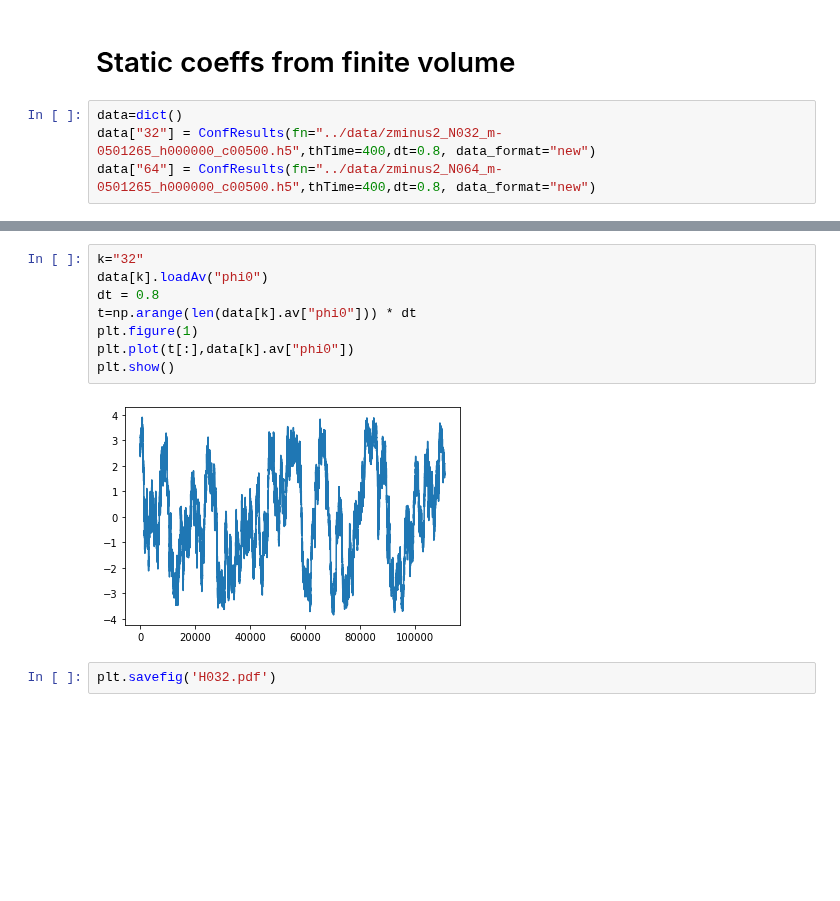
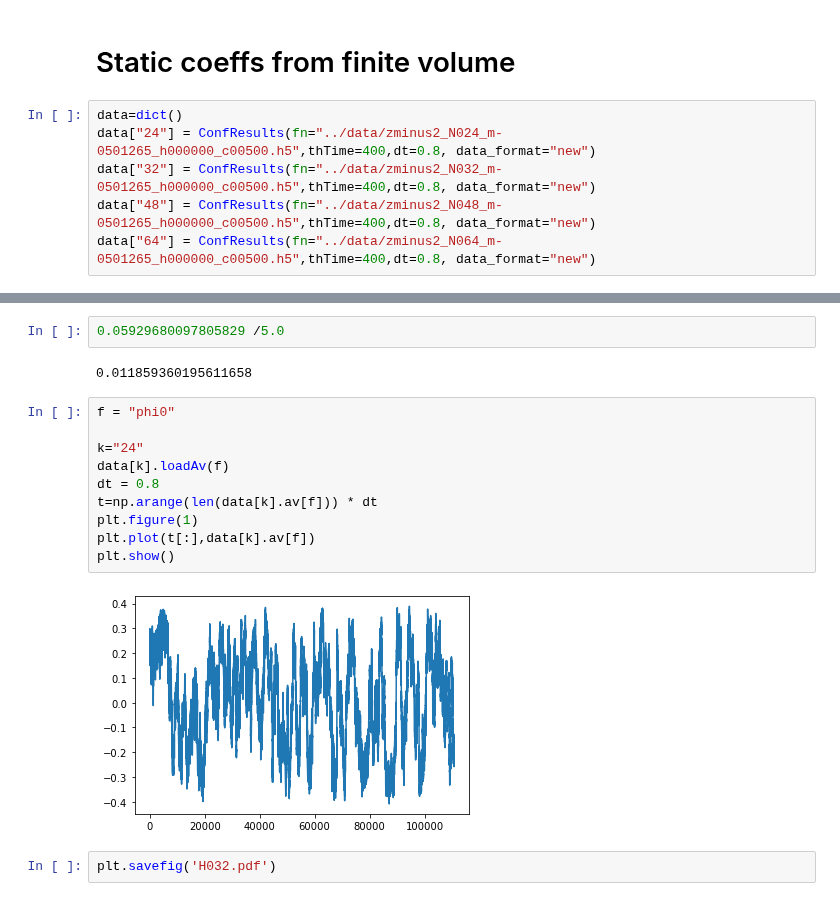
Before and after one commit to jannisgebbo/langevinA, a Jupyter notebook: jupyter_notebooks/ModelG_static_corrs.ipynb, the cells around one changed output, grey strips where cells are left out. Drawn from its saved outputs; the diff is of its cells as text; blank space fills up the shorter version.

```diff
--- a/jupyter_notebooks/ModelG_static_corrs.ipynb
+++ b/jupyter_notebooks/ModelG_static_corrs.ipynb
@@ -145,6 +173,8 @@ plt.xlim([1,6])
 # Static coeffs from finite volume
 # %%
 data=dict()
+data["24"] = ConfResults(fn="../data/zminus2_N024_m-0501265_h000000_c00500.h5",thTime=400,dt=0.8, data_format="new")
 data["32"] = ConfResults(fn="../data/zminus2_N032_m-0501265_h000000_c00500.h5",thTime=400,dt=0.8, data_format="new")
+data["48"] = ConfResults(fn="../data/zminus2_N048_m-0501265_h000000_c00500.h5",thTime=400,dt=0.8, data_format="new")
 data["64"] = ConfResults(fn="../data/zminus2_N064_m-0501265_h000000_c00500.h5",thTime=400,dt=0.8, data_format="new")
 # %%
@@ -163,13 +250,19 @@ for k in ["32", "64"]:
+# %%
+0.05929680097805829 /5.0
+# %% [output]
+0.011859360195611658
 # %%
-k="32"
-data[k].loadAv("phi0")
+f = "phi0"
+
+k="24"
+data[k].loadAv(f)
 dt = 0.8
-t=np.arange(len(data[k].av["phi0"])) * dt
+t=np.arange(len(data[k].av[f])) * dt
 plt.figure(1)
-plt.plot(t[:],data[k].av["phi0"])
+plt.plot(t[:],data[k].av[f])
 plt.show()
 # %% [output]
-[figure, old version]
+[figure, new version]
 # %%
 plt.savefig('H032.pdf')
 # %% [output]
```
Also changed, not shown: parts of 17 cells of this notebook, 3 other files.
